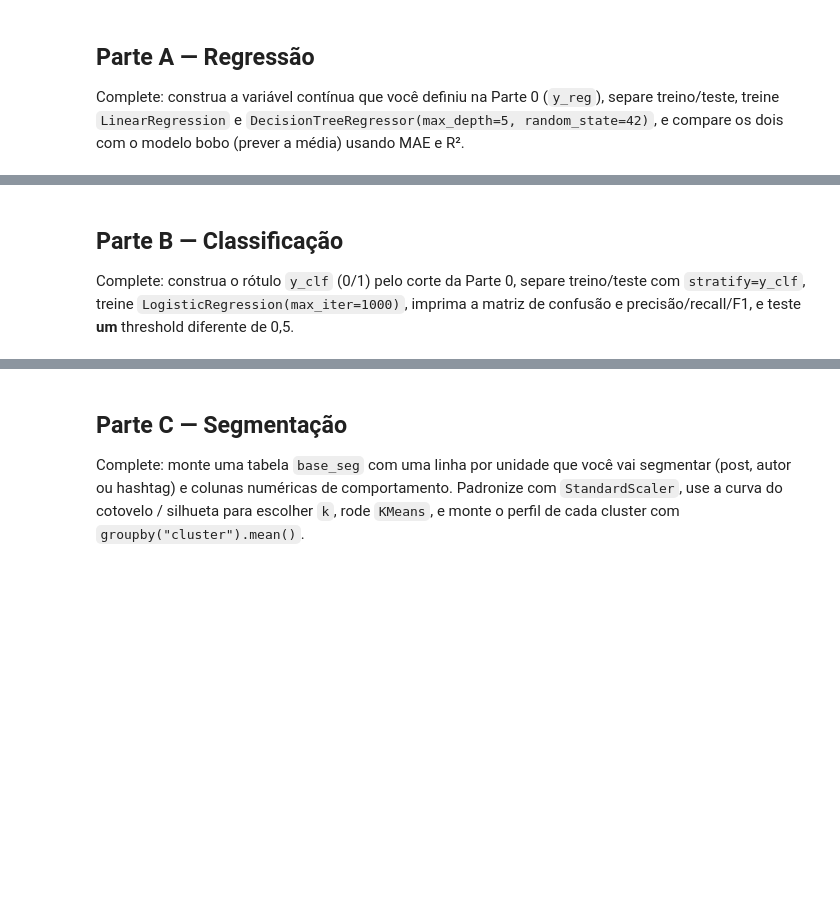
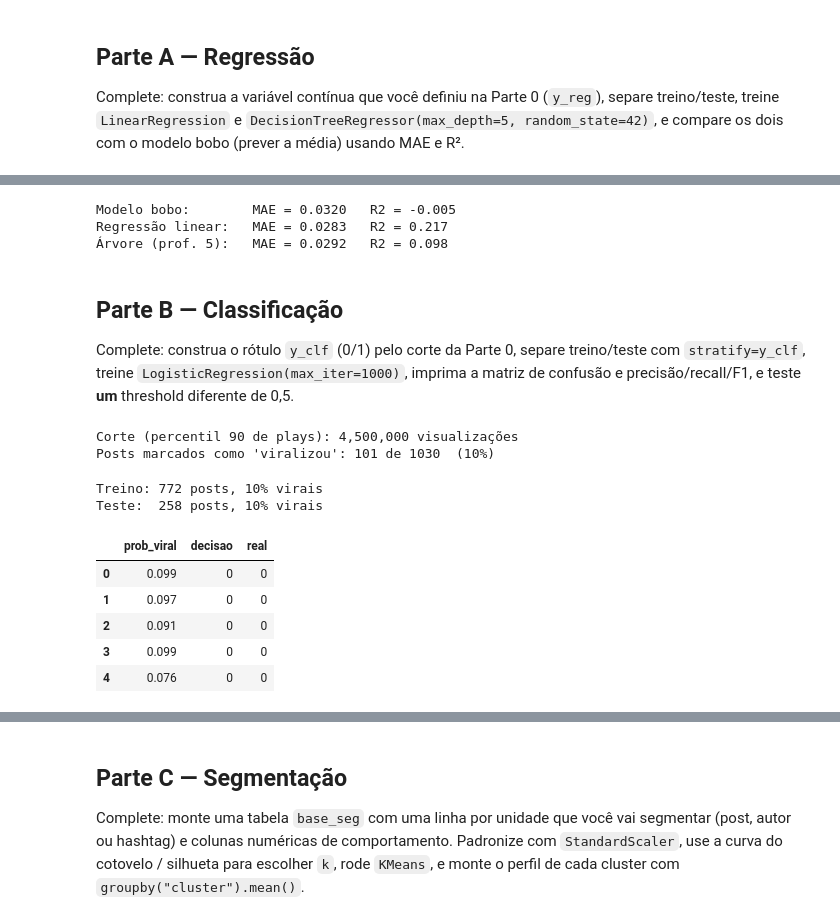
Before and after one commit to rebecabertozzi/extracao_trabalhos_rebecabertozzi, a Jupyter notebook: projetos/13-segmentacao-clusterizacao/exercicio-13-segmentacao-clusterizacao.ipynb, the cells around one changed output, grey strips where cells are left out. Drawn from its saved outputs; the diff is of its cells as text; code cells hidden in the pictures; blank space fills up the shorter version.

```diff
--- a/projetos/13-segmentacao-clusterizacao/exercicio-13-segmentacao-clusterizacao.ipynb
+++ b/projetos/13-segmentacao-clusterizacao/exercicio-13-segmentacao-clusterizacao.ipynb
@@ -78,3 +145,20 @@ from sklearn.metrics import mean_absolute_error, r2_score
+# %%
+from sklearn.tree import DecisionTreeRegressor
+
+modelo_arvore = DecisionTreeRegressor(max_depth=5, random_state=42)
+modelo_arvore.fit(X_treino, y_treino)
+previsoes_arvore = modelo_arvore.predict(X_teste)
+
+mae_arvore = mean_absolute_error(y_teste, previsoes_arvore)
+r2_arvore = r2_score(y_teste, previsoes_arvore)
+
+print(f"Modelo bobo:        MAE = {mae_bobo:.4f}   R2 = {r2_bobo:.3f}")
+print(f"Regressão linear:   MAE = {mae_linear:.4f}   R2 = {r2_linear:.3f}")
+print(f"Árvore (prof. 5):   MAE = {mae_arvore:.4f}   R2 = {r2_arvore:.3f}")
+# %% [output]
+Modelo bobo:        MAE = 0.0320   R2 = -0.005
+Regressão linear:   MAE = 0.0283   R2 = 0.217
+Árvore (prof. 5):   MAE = 0.0292   R2 = 0.098
 # %% [markdown]
 ## Parte B — Classificação
 
@@ -86,0 +166,48 @@ from sklearn.metrics import confusion_matrix, precision_score, recall_score, f1_
+# %%
+from sklearn.linear_model import LogisticRegression
+from sklearn.metrics import confusion_matrix, precision_score, recall_score, f1_score
+
+corte = df["plays"].quantile(0.90)
+y_clf = (df["plays"] > corte).astype(int)
+
+print(f"Corte (percentil 90 de plays): {int(corte):,} visualizações")
+print(f"Posts marcados como 'viralizou': {y_clf.sum()} de {len(y_clf)}  ({y_clf.mean():.0%})")
+# %% [output]
+Corte (percentil 90 de plays): 4,500,000 visualizações
+Posts marcados como 'viralizou': 101 de 1030  (10%)
+# %%
+from sklearn.model_selection import train_test_split
+
+X_treino, X_teste, y_treino, y_teste = train_test_split(
+    X, y_clf,
+    test_size=0.25,
+    random_state=42,
+    stratify=y_clf,
+)
+
+print(f"Treino: {len(y_treino)} posts, {y_treino.mean():.0%} virais")
+print(f"Teste:  {len(y_teste)} posts, {y_teste.mean():.0%} virais")
+# %% [output]
+Treino: 772 posts, 10% virais
+Teste:  258 posts, 10% virais
+# %%
+from sklearn.linear_model import LogisticRegression
+
+modelo = LogisticRegression(max_iter=1000)
+modelo.fit(X_treino, y_treino)
+
+decisao = modelo.predict(X_teste)
+probabilidade = modelo.predict_proba(X_teste)[:, 1]
+
+pd.DataFrame({
+    "prob_viral": probabilidade[:5].round(3),
+    "decisao": decisao[:5],
+    "real": y_teste.values[:5],
+})
+# %% [output]
+|  | prob_viral | decisao | real |
+| 0 | 0.099 | 0 | 0 |
+| 1 | 0.097 | 0 | 0 |
+| 2 | 0.091 | 0 | 0 |
+| 3 | 0.099 | 0 | 0 |
+| 4 | 0.076 | 0 | 0 |
```
Also changed, not shown: parts of 15 cells of this notebook, 1 other file.
